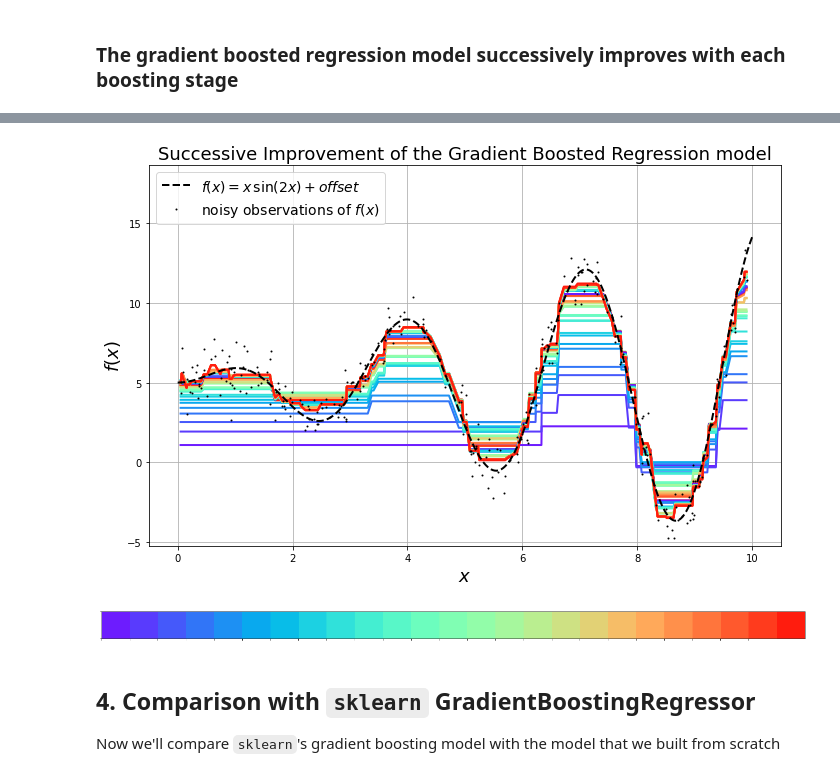
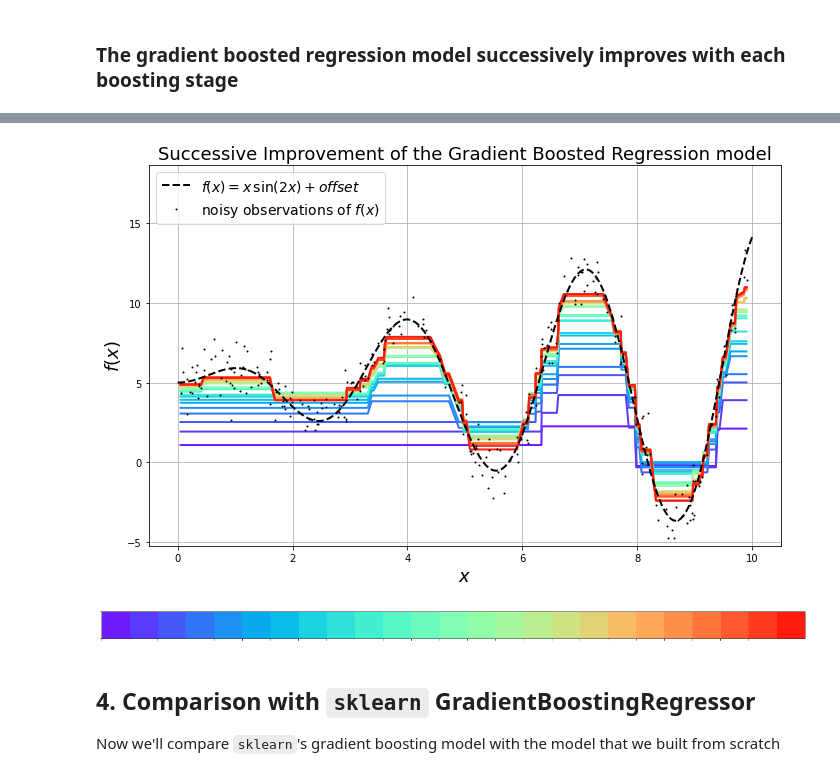
Before and after one commit to jcatanza/gradient_boosting_regression, a Jupyter notebook: gradient_boosting_regression_jcat.ipynb, the cells around one changed output, grey strips where cells are left out. Saved outputs shown, nothing was run; the diff lists cells and outputs as text; code cells hidden in the pictures.

Commit message:
fixed rainbow plot

```diff
--- a/gradient_boosting_regression_jcat.ipynb
+++ b/gradient_boosting_regression_jcat.ipynb
@@ -103,9 +103,9 @@ plt.ylabel('$f(x)$',fontsize = 18);
 # initialize
 learning_rate = 0.25
 n_boosting_stages = 25
-target = y
 y_preds_scratch = 0.
 error = np.zeros(n_boosting_stages)
+target = y
 est_correction = 0.
 
 # plot the function
@@ -132,8 +132,8 @@ for stage in range(n_boosting_stages):
     target = correction
 
     # at the last stage, plot the final estimate of the function
-    if(stage == n_boosting_stages-1):
-        plt.plot(X, y_preds_scratch, 'r',linewidth = 2,label=f'RMSE prediction error {error[stage]:0.2f}')
+#    if(stage == n_boosting_stages-1):
+plt.plot(X, y_preds_scratch, 'r',linewidth = 2,label=f'RMSE prediction error {error[stage]:0.2f}')
 
 # plot the function, the noisy observations of the function, and the estimated function
 plt.xlabel('$x$',fontsize = 18)
@@ -165,62 +165,41 @@ Wall time: 74 ms
 # %%
 %%time
 # initialize
-learning_rate = 0.25
-n_boosting_stages = 25
-target = y
+#learning_rate = 0.25
+#n_boosting_stages = 25
 y_preds_scratch = 0.
 error = np.zeros(n_boosting_stages)
+#sns.set_palette("rainbow",n_boosting_stages)
+target = y
 est_correction = 0.
-sns.set_palette("rainbow",n_boosting_stages)
 
 # plot the function
 fig = plt.figure(figsize=(golden_ratio*7,7))
 
 # iterate over a sequence of gradient boosting regression stages, plotting model at each stage
-with sns.color_palette():
+#with sns.color_palette():
 
-    for stage in range(n_boosting_stages):
+for stage in range(n_boosting_stages):
 
-        # Step 1. Compute the correction to the target
-        #      note: in the first stage, est_correction is 0.
-        correction = target - learning_rate*est_correction
+    # Step 1. Compute the correction to the target
+    #      note: in the first stage, est_correction is 0.
+    correction = target - learning_rate*est_correction
 
-        # Step 2. ESTIMATE the correction by fitting a decision tree to the correction
-        regressor = DecisionTreeRegressor(max_depth = 2, min_samples_leaf = 2, random_state = 42)
-        est_correction = regressor.fit(X, correction).predict(X)
+    # Step 2. ESTIMATE the correction by fitting a decision tree to the correction
+    regressor = DecisionTreeRegressor(max_depth = 2, min_samples_leaf = 2, random_state = 42)
+    est_correction = regressor.fit(X, correction).predict(X)
 
-        # Step 3. Update the model predictions by adding the contribution from the current tree
-        y_preds_scratch += learning_rate*est_correction
+    # Step 3. Update the model predictions by adding the contribution from the current tree
+    y_preds_scratch += learning_rate*est_correction
 
-        # compute prediction errors
-        error[stage] = np.sqrt(np.mean((y_preds_scratch - y)**2))
+    # compute prediction errors
+    error[stage] = np.sqrt(np.mean((y_preds_scratch - y)**2))
 
-        # Step 4. Update: the TARGET for the next stage becomes the correction from the current stage
-        target = correction
+    # Step 4. Update: the TARGET for the next stage becomes the correction from the current stage
+    target = correction
 
-        # plot the successive estimates at each stage
-        plt.plot(X, y_preds_scratch,linewidth = 2)
-
-        # Step 1. Compute the exact correction to the target
-        #      note: in the first stage, est_correction is 0.
-        correction = target - learning_rate*est_correction
-
-        # Step 2. Estimate the correction by fitting a decision tree to the exact correction
-        regressor = DecisionTreeRegressor(max_depth = 2, min_samples_leaf = 2, random_state = 42)
-        est_correction = regressor.fit(X, correction).predict(X)
-
-        # Step 3. Update the predictions by adding the contribution from the current tree
-        y_preds_scratch += learning_rate*est_correction
-
-        # compute the prediction errors at this stage
-        error[stage] = np.sqrt(np.mean((y_preds_scratch - y)**2))
-
-        # Step 4. Update: the target for the next stage becomes the exact correction from the current stage
-        target = correction
-
-        # plot the function estimate at the current stage
-        plt.plot(X, y_preds_scratch,linewidth = 2)
-
+    # plot successive estimates at each stage
+    plt.plot(X, y_preds_scratch,linewidth = 2)
 
 # plot the function and the noisy observations of the function
 plt.xlabel('$x$',fontsize = 18)
@@ -237,4 +216,4 @@ Wall time: 95 ms
-[figure, old version]
+[figure, new version]
 [figure]
 # %% [markdown]
 ## 4. Comparison with `sklearn` GradientBoostingRegressor
```
Also changed, not shown: parts of 4 cells of this notebook.
